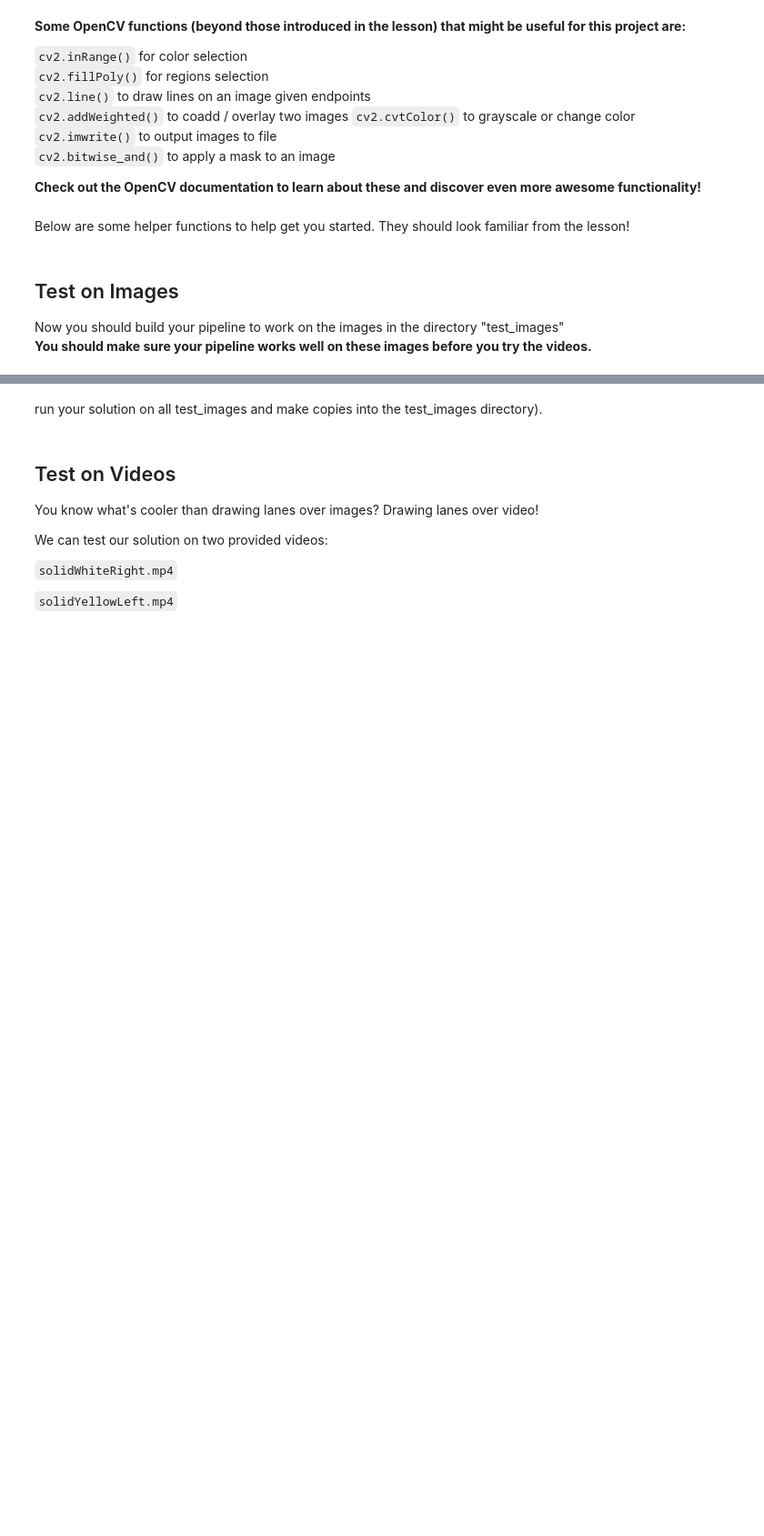
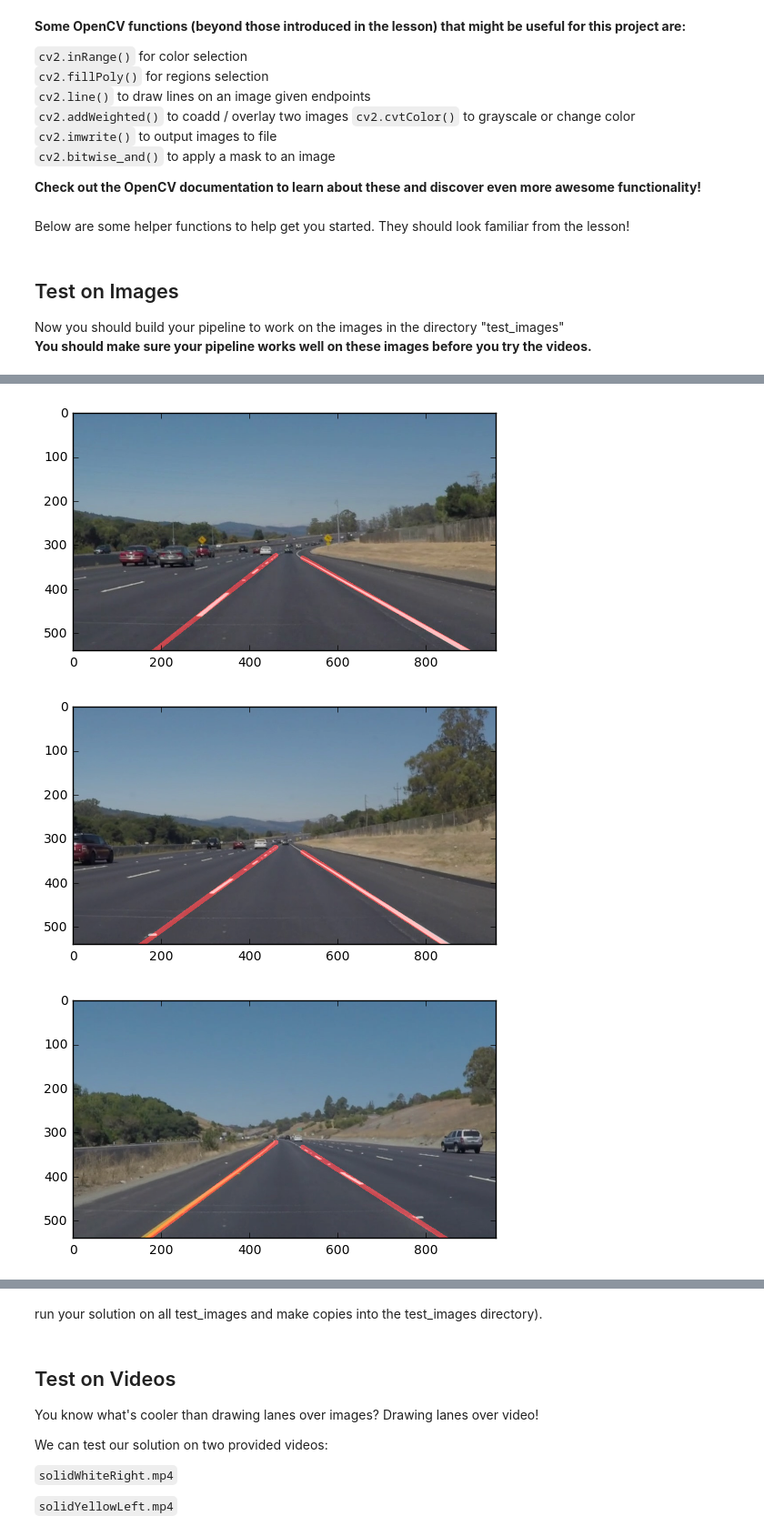
Before and after one commit to rohts-patil/Self-Driving-CarND-Lane-Detection-P1, a Jupyter notebook: P1.ipynb, the cells around one changed output, grey strips where cells are left out. Shown at 91% size. Cells and saved outputs as stored; diff of their text form; code cells hidden in the pictures; blank space fills up the shorter version.

```diff
--- a/P1.ipynb
+++ b/P1.ipynb
@@ -279,0 +236,28 @@ for image_reference in image_list:
+# %%
+import os
+import copy
+image_list = os.listdir("test_images/")
+for single_image in image_list:
+
+    image = mpimg.imread("test_images/" + single_image);
+    initial_image = image;
+
+
+    image = grayscale(image);
+    image = gaussian_blur(image, 7);
+    image = canny(image, 50, 200);
+    vertices = np.array( [[[0, 540],[500, 295],[950, 540]]], dtype=np.int32 )
+
+    image = region_of_interest(image, vertices);
+
+    image_with_lines = hough_lines(image, 2, np.pi/180, 50, 80 , 80);
+
+    final_image = weighted_img(image_with_lines, initial_image, α=0.8, β=.5, λ=0.);
+
+    plt.imshow(final_image);
+    plt.show();
+    cv2.imwrite("Hello"+single_image,cv2.cvtColor(final_image, cv2.COLOR_BGR2RGB))#call as plt.imshow(gray, cmap='gray') to show a grayscaled image
+# %% [output]
+[figure, added]
+[figure, added]
+[figure, added]
```
Also changed, not shown: parts of 9 cells of this notebook, 9 other files.
